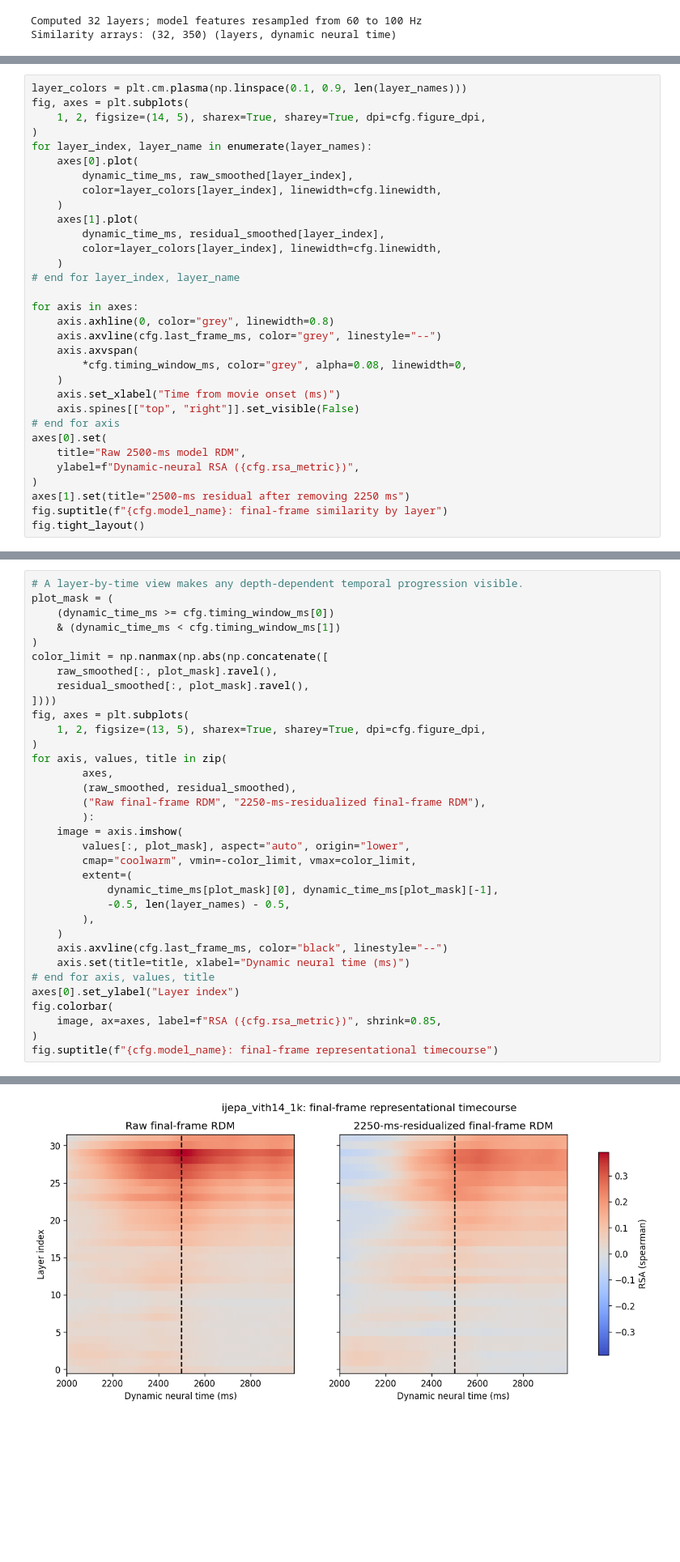
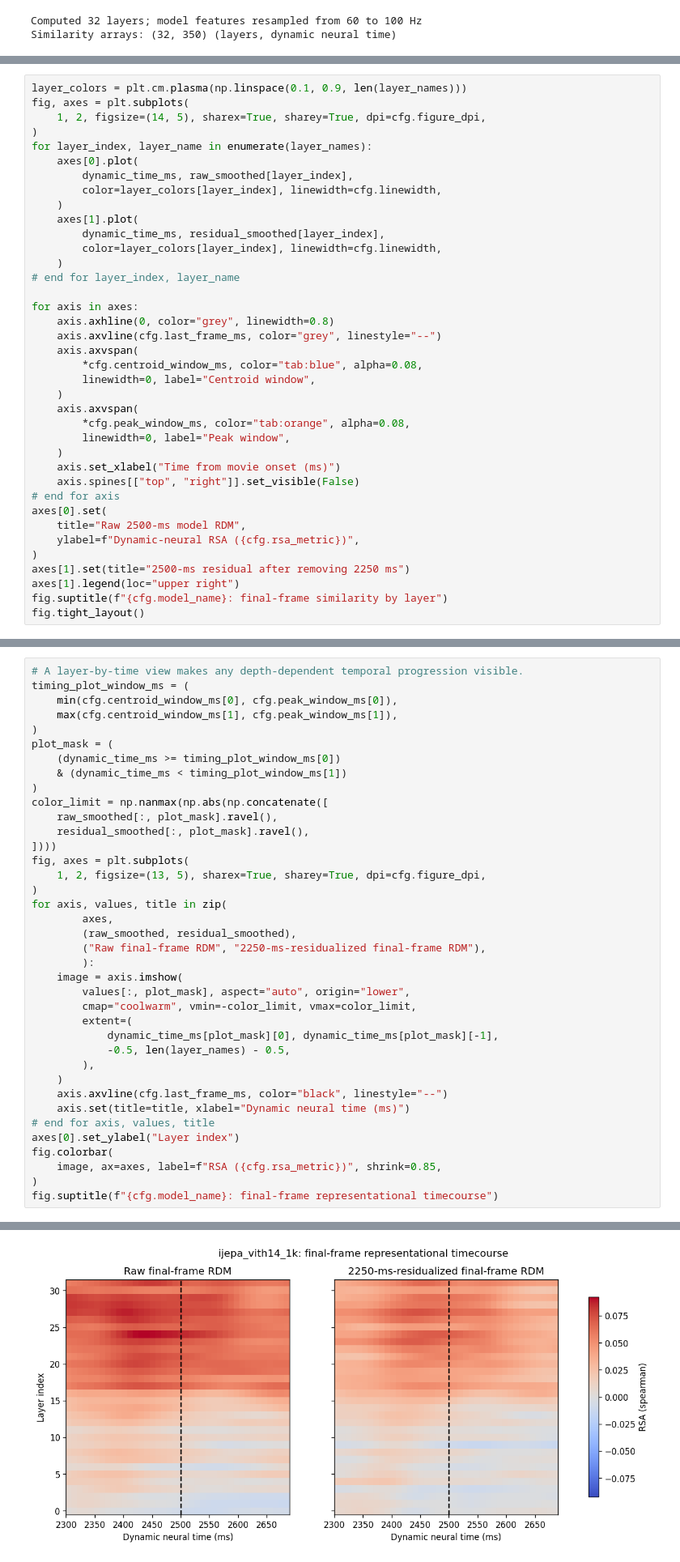
Before and after one commit to TizianoCausin01/static_dynamic, a Jupyter notebook: python_scripts/scripts/last_frame_model_rdm_residual_dynamic_dRSA.ipynb, the cells around one changed output, grey strips where cells are left out. Shown at 81% size. Drawn from its saved outputs; the diff is of its cells as text; blank space fills up the shorter version.

```diff
--- a/python_scripts/scripts/last_frame_model_rdm_residual_dynamic_dRSA.ipynb
+++ b/python_scripts/scripts/last_frame_model_rdm_residual_dynamic_dRSA.ipynb
@@ -494,7 +552,12 @@ for axis in axes:
     axis.axhline(0, color="grey", linewidth=0.8)
     axis.axvline(cfg.last_frame_ms, color="grey", linestyle="--")
     axis.axvspan(
-        *cfg.timing_window_ms, color="grey", alpha=0.08, linewidth=0,
+        *cfg.centroid_window_ms, color="tab:blue", alpha=0.08,
+        linewidth=0, label="Centroid window",
+    )
+    axis.axvspan(
+        *cfg.peak_window_ms, color="tab:orange", alpha=0.08,
+        linewidth=0, label="Peak window",
     )
     axis.set_xlabel("Time from movie onset (ms)")
     axis.spines[["top", "right"]].set_visible(False)
@@ -504,6 +567,7 @@ axes[0].set(
     ylabel=f"Dynamic-neural RSA ({cfg.rsa_metric})",
 )
 axes[1].set(title="2500-ms residual after removing 2250 ms")
+axes[1].legend(loc="upper right")
 fig.suptitle(f"{cfg.model_name}: final-frame similarity by layer")
 fig.tight_layout()
 # %% [output]
@@ -511,40 +575,44 @@ fig.tight_layout()
 # %%
 # A layer-by-time view makes any depth-dependent temporal progression visible.
+timing_plot_window_ms = (
+    min(cfg.centroid_window_ms[0], cfg.peak_window_ms[0]),
+    max(cfg.centroid_window_ms[1], cfg.peak_window_ms[1]),
+)
 plot_mask = (
-    (dynamic_time_ms >= cfg.timing_window_ms[0])
-    & (dynamic_time_ms < cfg.timing_window_ms[1])
+    (dynamic_time_ms >= timing_plot_window_ms[0])
+    & (dynamic_time_ms < timing_plot_window_ms[1])
 )
 color_limit = np.nanmax(np.abs(np.concatenate([
     raw_smoothed[:, plot_mask].ravel(),
     residual_smoothed[:, plot_mask].ravel(),
 ])))
 fig, axes = plt.subplots(
     1, 2, figsize=(13, 5), sharex=True, sharey=True, dpi=cfg.figure_dpi,
 )
 for axis, values, title in zip(
         axes,
         (raw_smoothed, residual_smoothed),
         ("Raw final-frame RDM", "2250-ms-residualized final-frame RDM"),
         ):
     image = axis.imshow(
         values[:, plot_mask], aspect="auto", origin="lower",
         cmap="coolwarm", vmin=-color_limit, vmax=color_limit,
         extent=(
             dynamic_time_ms[plot_mask][0], dynamic_time_ms[plot_mask][-1],
             -0.5, len(layer_names) - 0.5,
         ),
     )
     axis.axvline(cfg.last_frame_ms, color="black", linestyle="--")
     axis.set(title=title, xlabel="Dynamic neural time (ms)")
 # end for axis, values, title
 axes[0].set_ylabel("Layer index")
 fig.colorbar(
     image, ax=axes, label=f"RSA ({cfg.rsa_metric})", shrink=0.85,
 )
 fig.suptitle(f"{cfg.model_name}: final-frame representational timecourse")
 # %% [output]
 Text(0.5, 0.98, 'ijepa_vith14_1k: final-frame representational timecourse')
-[figure, old version]
+[figure, new version]
 # %%
 timing_values = {
     "raw": {
```
Also changed, not shown: parts of 11 cells of this notebook, 1 other file.
